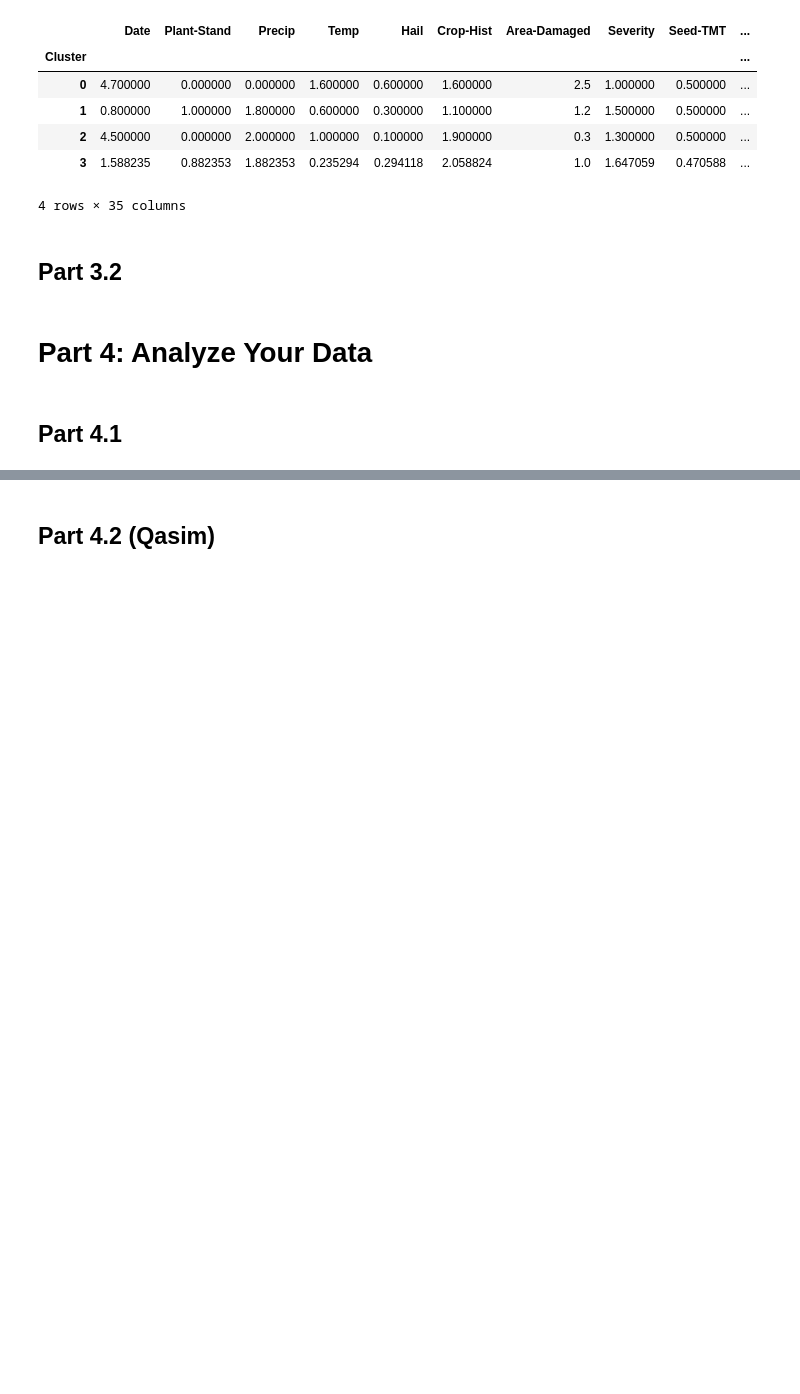
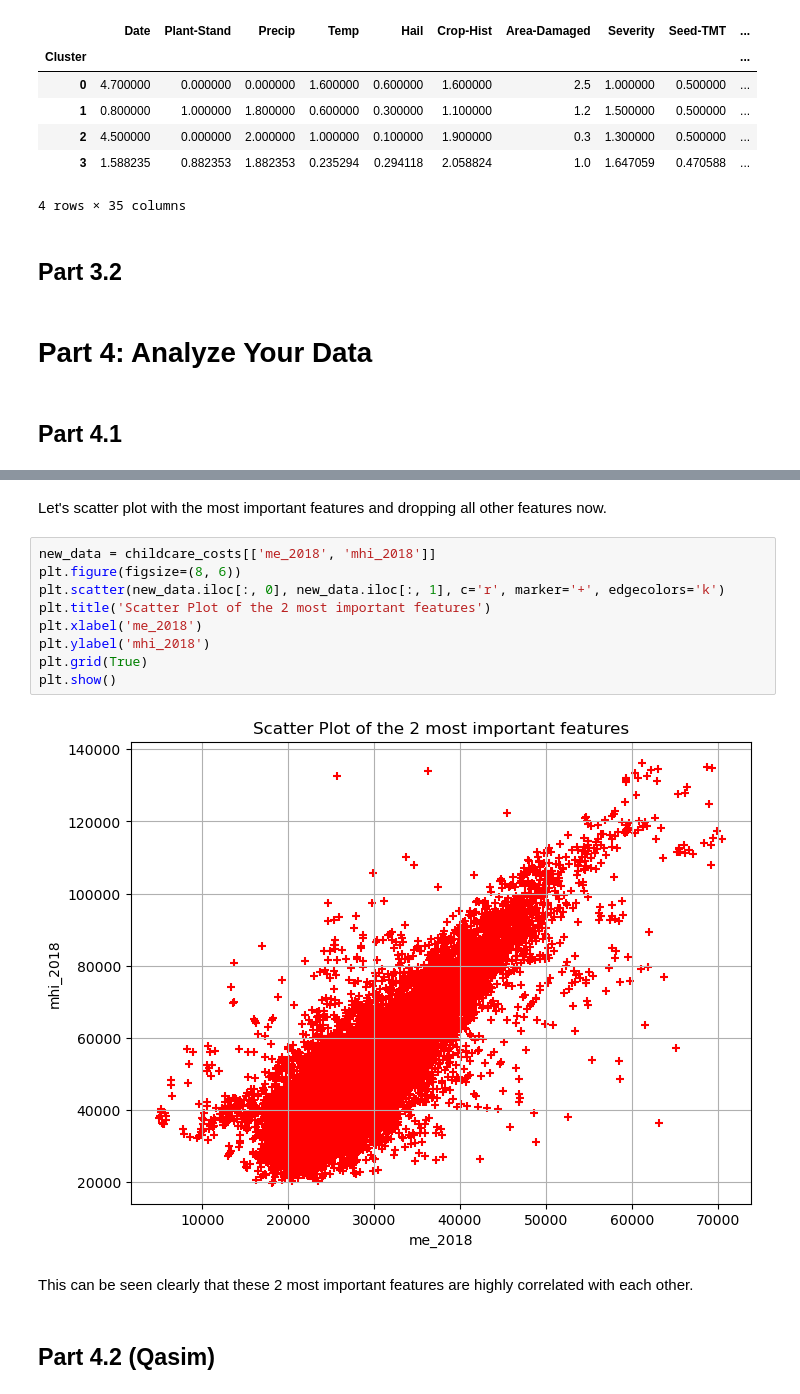
Before and after one commit to CategorIAN/CSCI_550_Project1, a Jupyter notebook: CSCI550MP1.ipynb, the cells around one changed output, grey strips where cells are left out. Saved outputs shown, nothing was run; the diff lists cells and outputs as text; blank space fills up the shorter version.

```diff
--- a/CSCI550MP1.ipynb
+++ b/CSCI550MP1.ipynb
@@ -613,2 +747,17 @@ Iteration Number 5
+# %% [markdown]
+Let's scatter plot with the most important features and dropping all other features now.
+# %%
+new_data = childcare_costs[['me_2018', 'mhi_2018']]
+plt.figure(figsize=(8, 6))
+plt.scatter(new_data.iloc[:, 0], new_data.iloc[:, 1], c='r', marker='+', edgecolors='k')
+plt.title('Scatter Plot of the 2 most important features')
+plt.xlabel('me_2018')
+plt.ylabel('mhi_2018')
+plt.grid(True)
+plt.show()
+# %% [output]
+[figure, added]
+# %% [markdown]
+This can be seen clearly that these 2 most important features are highly correlated with each other.
 # %% [markdown]
 ## Part 4.2 (Qasim)
```
Also changed, not shown: parts of 12 cells of this notebook.
